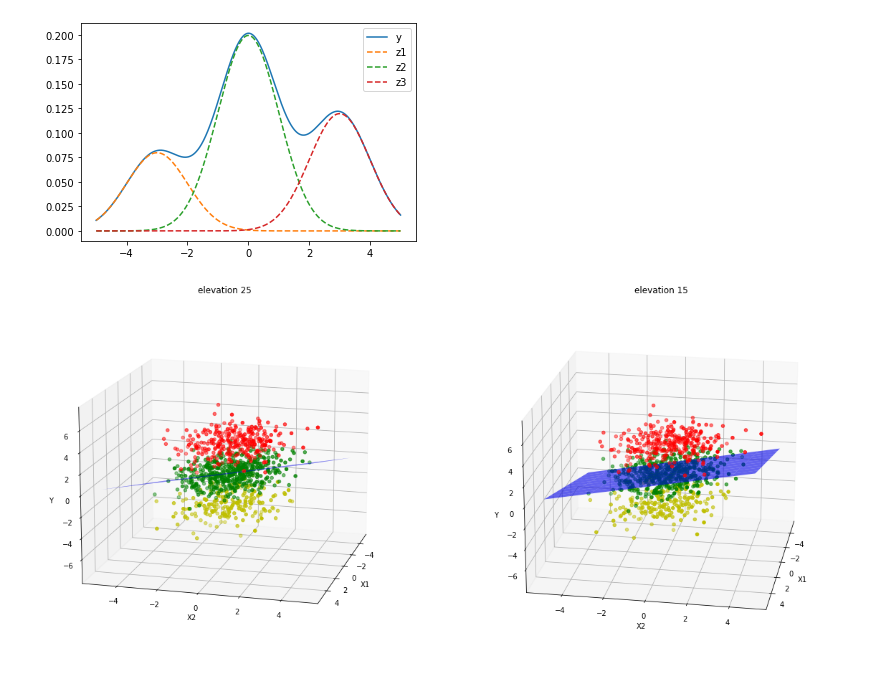
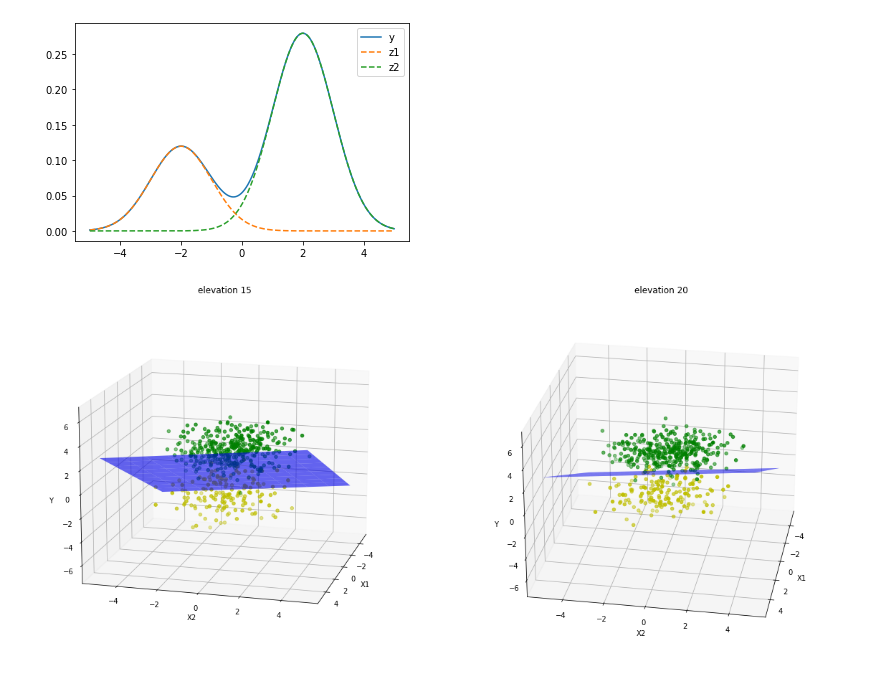
Before and after one commit to IXIXVI/graduate-first-year-homework, a Jupyter notebook: subgroup2.ipynb, the cells around one changed output. Drawn from its saved outputs; the diff is of its cells as text; code cells hidden in the pictures.

```diff
--- a/subgroup2.ipynb
+++ b/subgroup2.ipynb
@@ -5,11 +6,10 @@ from mpl_toolkits.mplot3d import Axes3D
 # %%
-n=1000
-C=3#三个亚组
-weight=[0.2,0.5,0.3]
-mean=[-3,0,3]
-covs=[1,1,1]#标准差
+n=500
+C=2#三个亚组
+weight=[0.3,0.7]
+mean=[-2,2]
+covs=[1,1]#标准差
 Theta=np.array([weight,mean,covs])
 Theta#混合高斯分布的参数，mean越靠近且离散程度越大，区分的难度越大
 p1=int(n*weight[0])
 p2=int(n*weight[1])
-p3=int(n*weight[2])
@@ -45,19 +43,17 @@ def normal(x,theta):#一元的正态分布密度函数
     return result
 # %%
 xnum = np.linspace(-5,5,2000) # 从-5到5，等分2000分
-high = weight[0]*normal(xnum,Theta[1:,0])+weight[1]*normal(xnum,Theta[1:,1])+weight[2]*normal(xnum,Theta[1:,2])
+high = weight[0]*normal(xnum,Theta[1:,0])+weight[1]*normal(xnum,Theta[1:,1])
 z1 = weight[0]*normal(xnum,Theta[1:,0])
 z2 = weight[1]*normal(xnum,Theta[1:,1])
-z3 = weight[2]*normal(xnum,Theta[1:,2])
 plt.figure() # 定义一个图像窗口
 plt.plot(xnum,high) # 绘制曲线 y
 plt.plot(xnum,z1,linestyle='--')
 plt.plot(xnum,z2,linestyle='--')
-plt.plot(xnum,z3,linestyle='--')
-plt.legend(['y','z1','z2','z3',])
+plt.legend(['y','z1','z2'])
 plt.show()
 # %% [output]
-[figure, old version]
+[figure, new version]
 # %%
 fig = plt.figure(figsize=(20,10))
 
@@ -68,27 +64,25 @@ X, Y = np.meshgrid(xm, ym)
 ax1 = fig.add_subplot(121, projection='3d')
 ax1.plot_surface(X,Y,Z=beta[0]*X+beta[1]*Y, color='b',alpha=0.6)
 ax1.scatter(x[:p1,0],x[:p1,1], y[:p1,0], c='y')  # 绘制数据点
-ax1.scatter(x[p1:(p1+p2),0],x[p1:(p1+p2),1], y[p1:(p1+p2),0], c='g')
-ax1.scatter(x[-p3:,0],x[-p3:,1], y[-p3:,0], c='r')
+ax1.scatter(x[-p2:,0],x[-p2:,1], y[-p2:,0], c='g')
 ax1.set_zlabel('Y')  # 坐标轴
 ax1.set_ylabel('X2')
 ax1.set_xlabel('X1')
 ax1.view_init(elev=15,    # 仰角
             azim=15)   # 方位角
-ax1.set_title('elevation 25')
+ax1.set_title('elevation 15')
 
 ax2 = fig.add_subplot(122, projection='3d')  # 创建一个三维的绘图工程度
 ax2.scatter(x[:p1,0],x[:p1,1], y[:p1,0], c='y')  # 绘制数据点
-ax2.scatter(x[p1:(p1+p2),0],x[p1:(p1+p2),1], y[p1:(p1+p2),0], c='g')
-ax2.scatter(x[-p3:,0],x[-p3:,1], y[-p3:,0], c='r')
+ax2.scatter(x[-p2:,0],x[-p2:,1], y[-p2:,0], c='g')
 ax2.plot_surface(X,Y,Z=beta[0]*X+beta[1]*Y, color='b',alpha=0.6)
 ax2.set_zlabel('Y')  # 坐标轴
 ax2.set_ylabel('X2')
 ax2.set_xlabel('X1')
-ax2.view_init(elev=20,    # 仰角
+ax2.view_init(elev=25,    # 仰角
             azim=10)   # 方位角
-ax2.set_title('elevation 15')
+ax2.set_title('elevation 20')
 
 plt.show()
 # %% [output]
-[figure, old version]
+[figure, new version]
```
Also changed, not shown: parts of 8 cells of this notebook, 7 other files.
